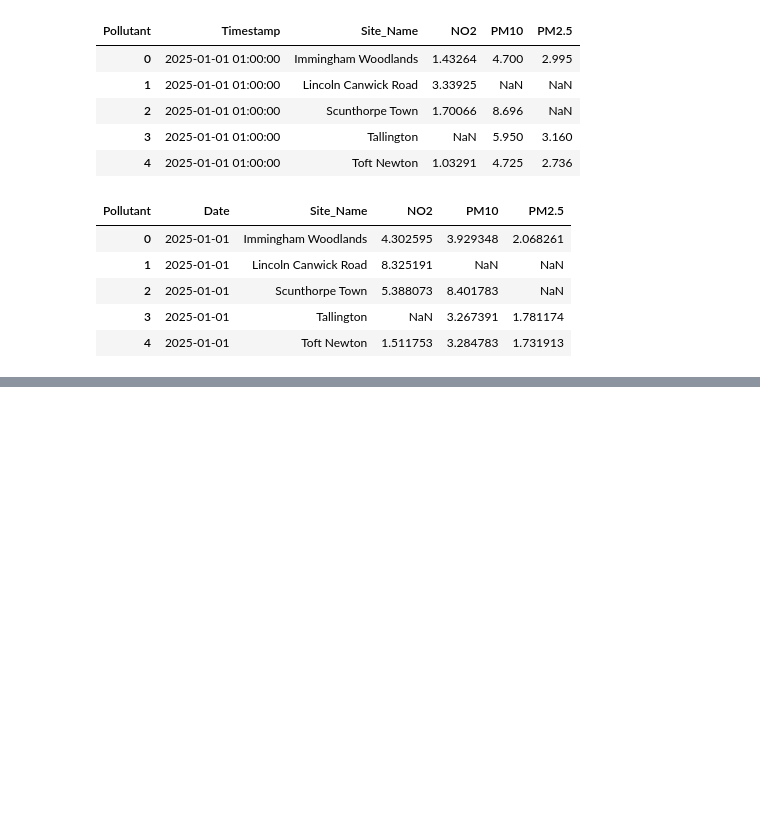
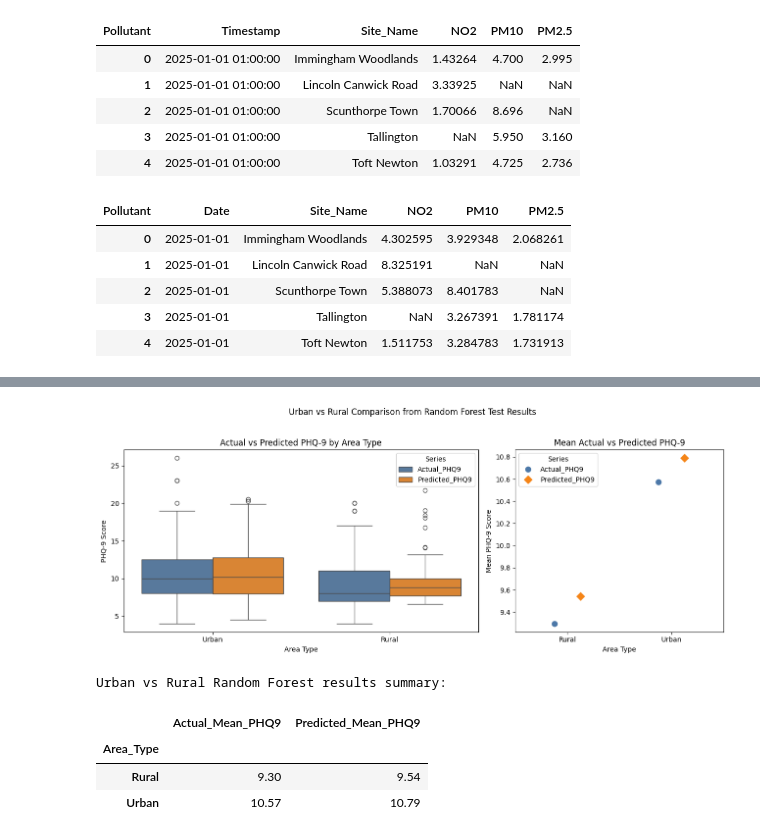
Before and after one commit to jondave/mental_health_ml, a Jupyter notebook: LUMHR_Mental_Health_ML_Task.ipynb, the cells around one changed output, grey strips where cells are left out. Saved outputs shown, nothing was run; the diff lists cells and outputs as text; code cells hidden in the pictures; blank space fills up the shorter version.

```diff
--- a/LUMHR_Mental_Health_ML_Task.ipynb
+++ b/LUMHR_Mental_Health_ML_Task.ipynb
@@ -577,0 +653,74 @@ if 'NO2_Exposure' in feature_names:
+# %%
+# Urban vs Rural comparison using Random Forest test-set results
+results_df = pd.DataFrame({
+    'Area_Type': np.where(X_test['Is_Urban'] == 1, 'Urban', 'Rural'),
+    'Actual_PHQ9': y_test.to_numpy(),
+    'Predicted_PHQ9': pred
+})
+
+results_long = results_df.melt(
+    id_vars='Area_Type',
+    value_vars=['Actual_PHQ9', 'Predicted_PHQ9'],
+    var_name='Series',
+    value_name='PHQ9_Score'
+)
+
+fig, axes = plt.subplots(1, 2, figsize=(13, 5), gridspec_kw={'width_ratios': [1.7, 1]})
+
+sns.boxplot(
+    data=results_long,
+    x='Area_Type',
+    y='PHQ9_Score',
+    hue='Series',
+    palette={'Actual_PHQ9': '#4c78a8', 'Predicted_PHQ9': '#f58518'},
+    ax=axes[0]
+)
+axes[0].set_title('Actual vs Predicted PHQ-9 by Area Type')
+axes[0].set_xlabel('Area Type')
+axes[0].set_ylabel('PHQ-9 Score')
+axes[0].legend(title='Series')
+
+mean_compare = (
+    results_long
+    .groupby(['Area_Type', 'Series'], as_index=False)['PHQ9_Score']
+    .mean()
+)
+
+sns.pointplot(
+    data=mean_compare,
+    x='Area_Type',
+    y='PHQ9_Score',
+    hue='Series',
+    palette={'Actual_PHQ9': '#4c78a8', 'Predicted_PHQ9': '#f58518'},
+    dodge=0.25,
+    linestyle='none',
+    markers=['o', 'D'],
+    ax=axes[1]
+)
+axes[1].set_title('Mean Actual vs Predicted PHQ-9')
+axes[1].set_xlabel('Area Type')
+axes[1].set_ylabel('Mean PHQ-9 Score')
+axes[1].legend(title='Series')
+
+plt.suptitle('Urban vs Rural Comparison from Random Forest Test Results', y=1.03)
+plt.tight_layout()
+plt.show()
+
+model_group_summary = (
+    results_df
+    .groupby('Area_Type')
+    .agg(
+        Actual_Mean_PHQ9=('Actual_PHQ9', 'mean'),
+        Predicted_Mean_PHQ9=('Predicted_PHQ9', 'mean')
+    )
+    .round(2)
+)
+print('Urban vs Rural Random Forest results summary:')
+display(model_group_summary)
+# %% [output]
+[figure, added]
+Urban vs Rural Random Forest results summary:
+|  | Actual_Mean_PHQ9 | Predicted_Mean_PHQ9 |
+| Area_Type |  |  |
+| Rural | 9.30 | 9.54 |
+| Urban | 10.57 | 10.79 |
```
Also changed, not shown: parts of 20 cells of this notebook, 1 other file.
